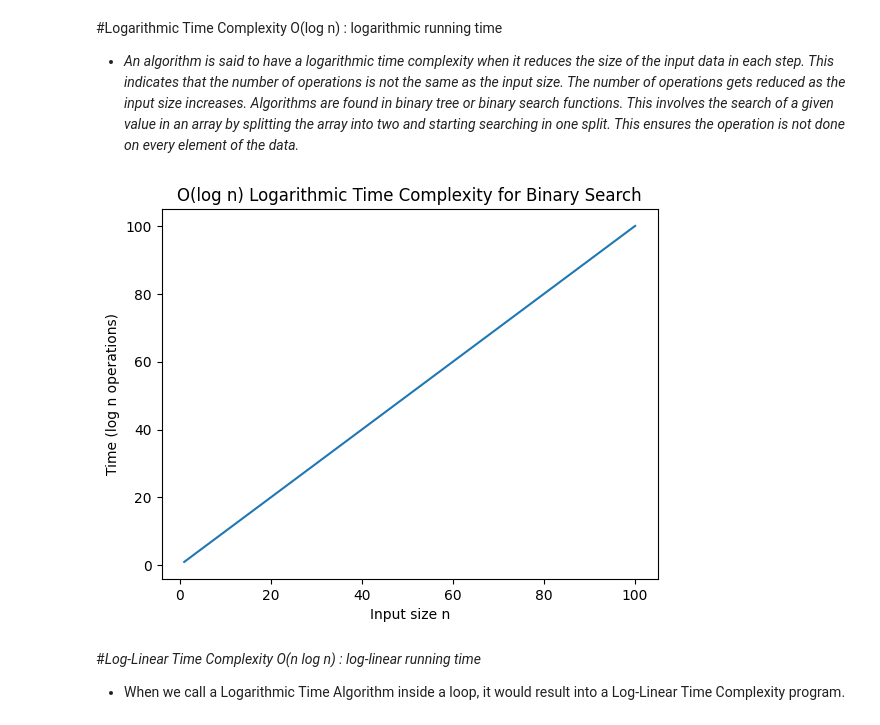
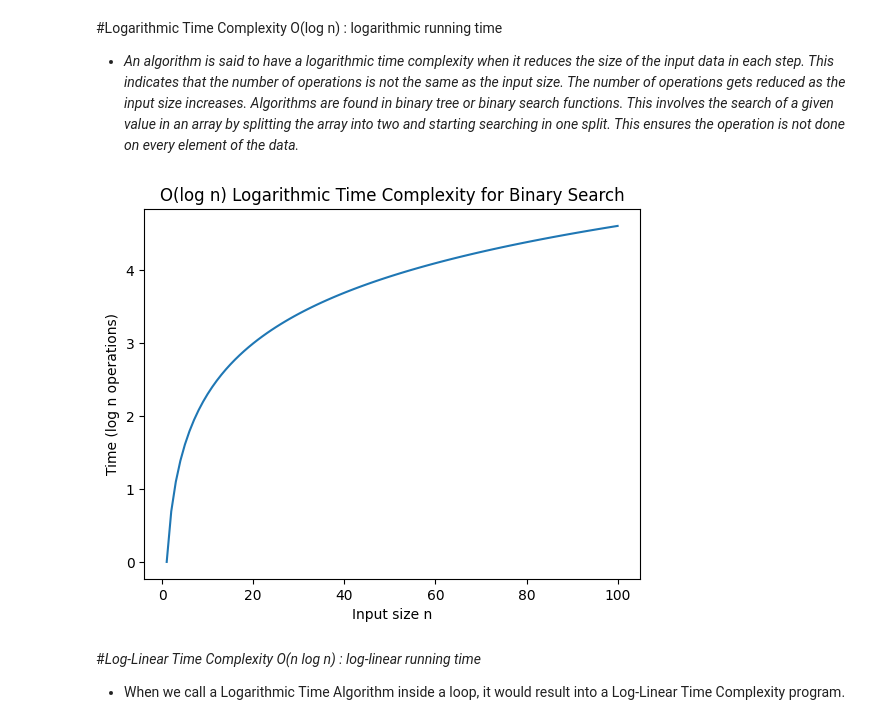
Before and after one commit to kritt17/APS, a Jupyter notebook: Lab_3_Growth_of_function.ipynb, the cells around one changed output. Saved outputs shown, nothing was run; the diff lists cells and outputs as text; code cells hidden in the pictures.

```diff
--- a/Lab_3_Growth_of_function.ipynb
+++ b/Lab_3_Growth_of_function.ipynb
@@ -120,32 +120,31 @@ plt.show()
 # %%
 #Prob_4 Take Suitable example and write function that runs in logarithic time. plot graph as well similar to above example.
 
 def binary_search(arr, target):
     left, right = 0, len(arr) - 1
     while left <= right:
         mid = (left + right) // 2
         if arr[mid] == target:
             return mid
         elif arr[mid] < target:
             left = mid + 1
         else:
             right = mid - 1
     return -1
 
 n_values = list(range(1,101))
 time_values = []
 for n in n_values:
     data = list(range(n))
-    binary_search(data, n)
-    time_values.append(n)
+    time_values.append(math.log(n))
 plt.figure()
 plt.plot(n_values, time_values)
 plt.xlabel("Input size n")
 plt.ylabel("Time (log n operations)")
 plt.title("O(log n) Logarithmic Time Complexity for Binary Search")
 plt.show()
 # %% [output]
-[figure, old version]
+[figure, new version]
 # %% [markdown]
 #*Log-Linear Time Complexity O(n log n) : log-­linear running time*
 
```
Also changed, not shown: parts of 5 cells of this notebook.
